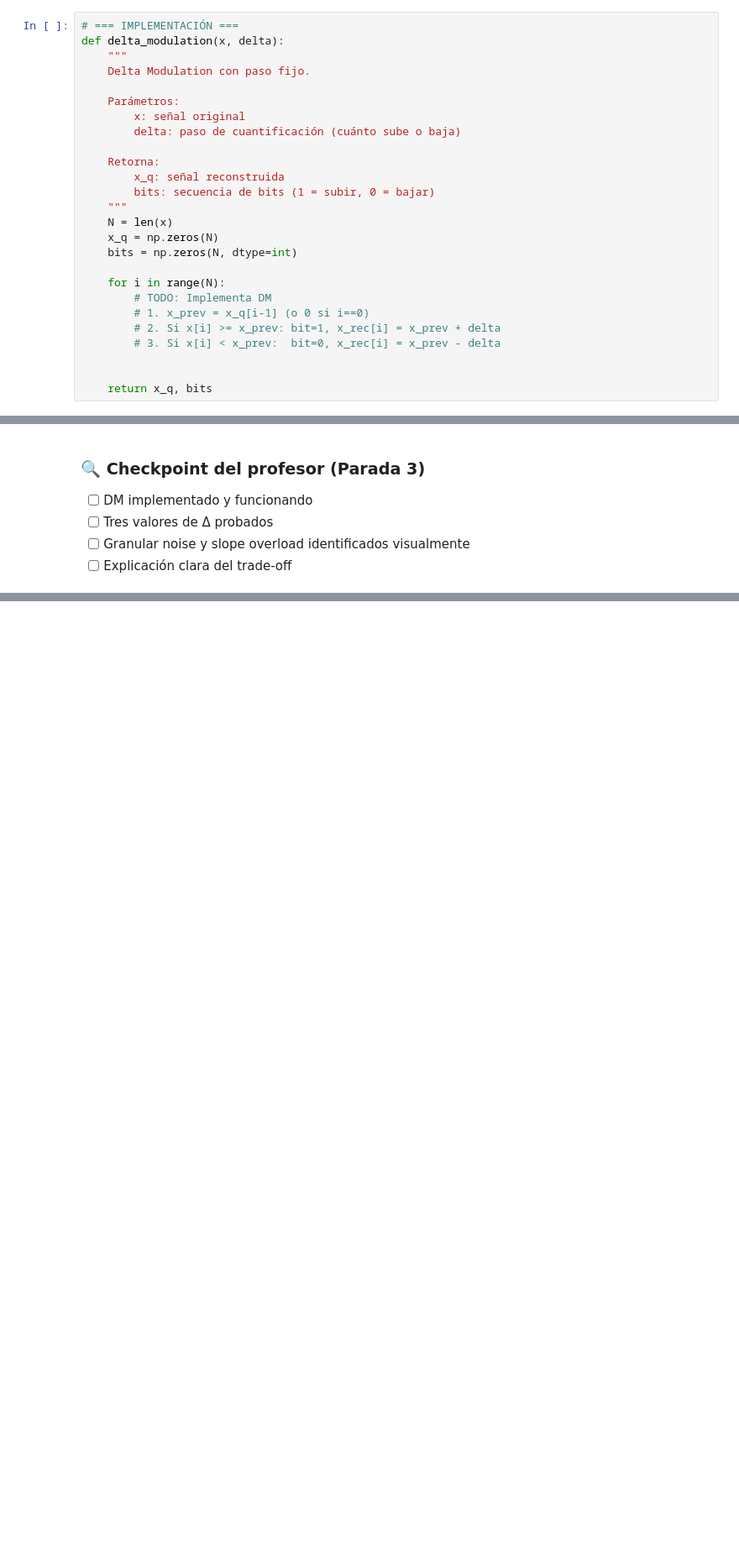
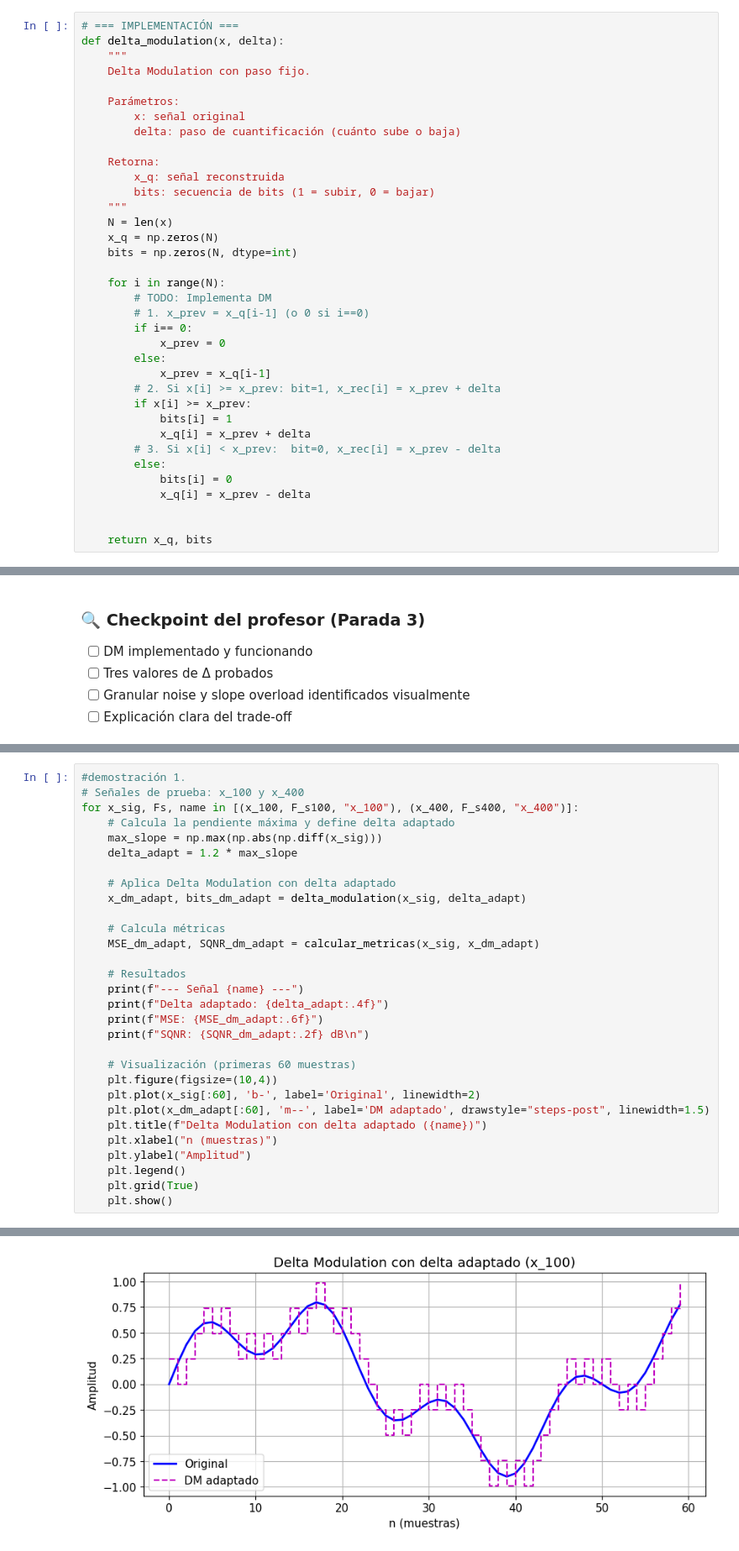
Before and after one commit to claraparcero/Talleres_TI_GCED, a Jupyter notebook: notebooks/Taller_4_PCM_LPCM_DPCM_DM.ipynb, the cells around one changed output, grey strips where cells are left out. Shown at 84% size. Drawn from its saved outputs; the diff is of its cells as text; blank space fills up the shorter version.

```diff
--- a/notebooks/Taller_4_PCM_LPCM_DPCM_DM.ipynb
+++ b/notebooks/Taller_4_PCM_LPCM_DPCM_DM.ipynb
@@ -642,8 +648,18 @@ def delta_modulation(x, delta):
     for i in range(N):
         # TODO: Implementa DM
         # 1. x_prev = x_q[i-1] (o 0 si i==0)
+        if i== 0:
+            x_prev = 0
+        else:
+            x_prev = x_q[i-1]
         # 2. Si x[i] >= x_prev: bit=1, x_rec[i] = x_prev + delta
+        if x[i] >= x_prev:
+            bits[i] = 1
+            x_q[i] = x_prev + delta
         # 3. Si x[i] < x_prev:  bit=0, x_rec[i] = x_prev - delta
+        else:
+            bits[i] = 0
+            x_q[i] = x_prev - delta
 
 
     return x_q, bits
@@ -886,0 +981,31 @@ Implementa un $\Delta$ que varíe: si el bit anterior fue igual al actual, dupli
+# %%
+#demostración 1.
+# Señales de prueba: x_100 y x_400
+for x_sig, Fs, name in [(x_100, F_s100, "x_100"), (x_400, F_s400, "x_400")]:
+    # Calcula la pendiente máxima y define delta adaptado
+    max_slope = np.max(np.abs(np.diff(x_sig)))
+    delta_adapt = 1.2 * max_slope
+
+    # Aplica Delta Modulation con delta adaptado
+    x_dm_adapt, bits_dm_adapt = delta_modulation(x_sig, delta_adapt)
+
+    # Calcula métricas
+    MSE_dm_adapt, SQNR_dm_adapt = calcular_metricas(x_sig, x_dm_adapt)
+
+    # Resultados
+    print(f"--- Señal {name} ---")
+    print(f"Delta adaptado: {delta_adapt:.4f}")
+    print(f"MSE: {MSE_dm_adapt:.6f}")
+    print(f"SQNR: {SQNR_dm_adapt:.2f} dB\n")
+
+    # Visualización (primeras 60 muestras)
+    plt.figure(figsize=(10,4))
+    plt.plot(x_sig[:60], 'b-', label='Original', linewidth=2)
+    plt.plot(x_dm_adapt[:60], 'm--', label='DM adaptado', drawstyle="steps-post", linewidth=1.5)
+    plt.title(f"Delta Modulation con delta adaptado ({name})")
+    plt.xlabel("n (muestras)")
+    plt.ylabel("Amplitud")
+    plt.legend()
+    plt.grid(True)
+    plt.show()
+# %% [output]
@@ -886,0 +1016 @@ Implementa un $\Delta$ que varíe: si el bit anterior fue igual al actual, dupli
+[figure, added]
```
Also changed, not shown: parts of 17 cells of this notebook.
